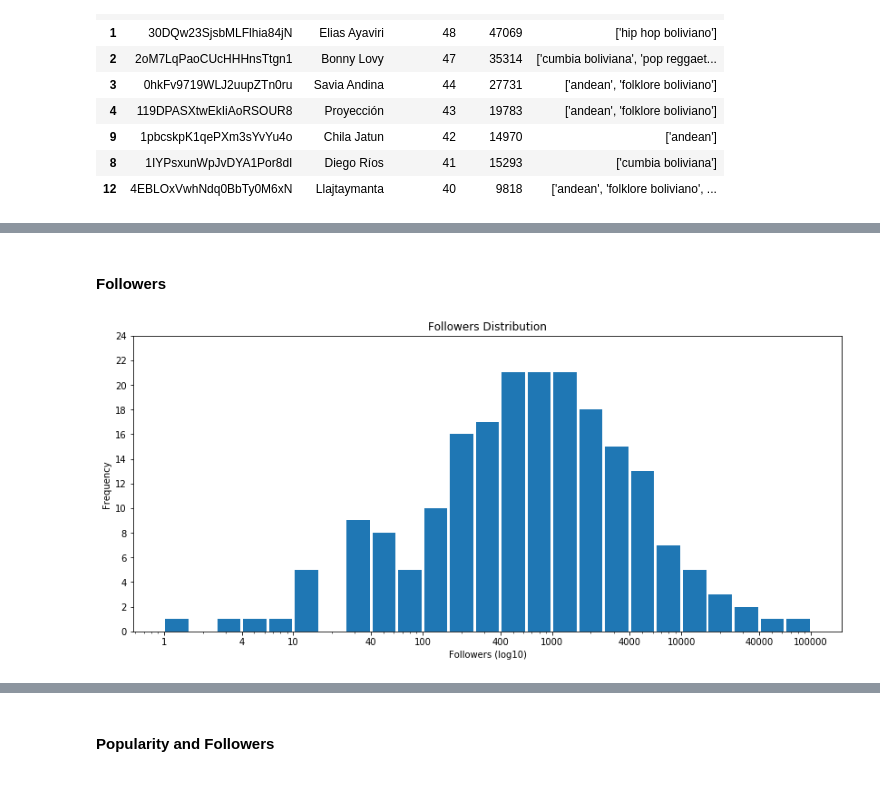
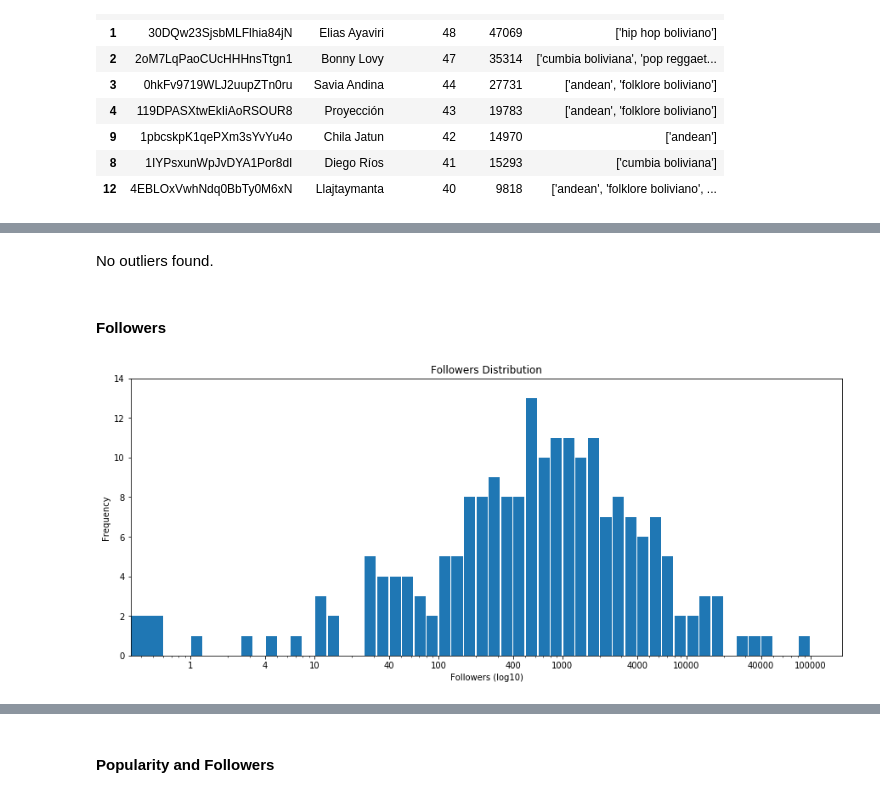
Before and after one commit to leanguardia/bolivian-music, a Jupyter notebook: Capstone-Project.ipynb, the cells around one changed output, grey strips where cells are left out. Saved outputs shown, nothing was run; the diff lists cells and outputs as text; code cells hidden in the pictures.

Commit message:
Feat: Outlier Detection

```diff
--- a/Capstone-Project.ipynb
+++ b/Capstone-Project.ipynb
@@ -143,21 +151,25 @@ df.sort_values('popularity', ascending=False).head(10)
+# %% [markdown]
+No outliers found.
 # %% [markdown]
 #### Followers
 # %%
-fig, ax = plt.subplots(1, 1, figsize=(14,6))
+fig, ax = plt.subplots(1, 1, figsize=(15,6))
 plt.xscale('log')
 
 positive_followers = df.followers[df.followers > 0]
+no_followers = df[df.followers == 0].shape[0]
 positive_followers_log = np.log10(positive_followers)
 
-bin_edges = 10 ** np.arange(0, positive_followers_log.max()+0.2, 0.2)
+bin_edges = 10 ** np.arange(0, positive_followers_log.max()+0.1, 0.1)
 ax.hist(positive_followers, bins=bin_edges, rwidth=0.90)
+plt.bar(0.1, no_followers, width = 1)
 
 xticks = [1,4,10, 40, 100, 400, 1000, 4000, 10000, 40000, 100000]
 plt.xticks(xticks, xticks)
-yticks = np.arange(0, 25, 2)
+yticks = np.arange(0, 16, 2)
 plt.yticks(yticks, yticks)
 plt.title("Followers Distribution")
 plt.ylabel("Frequency")
 plt.xlabel("Followers (log10)");
 # %% [output]
-[figure, old version]
+[figure, new version]
```
Also changed, not shown: parts of 10 cells of this notebook.
